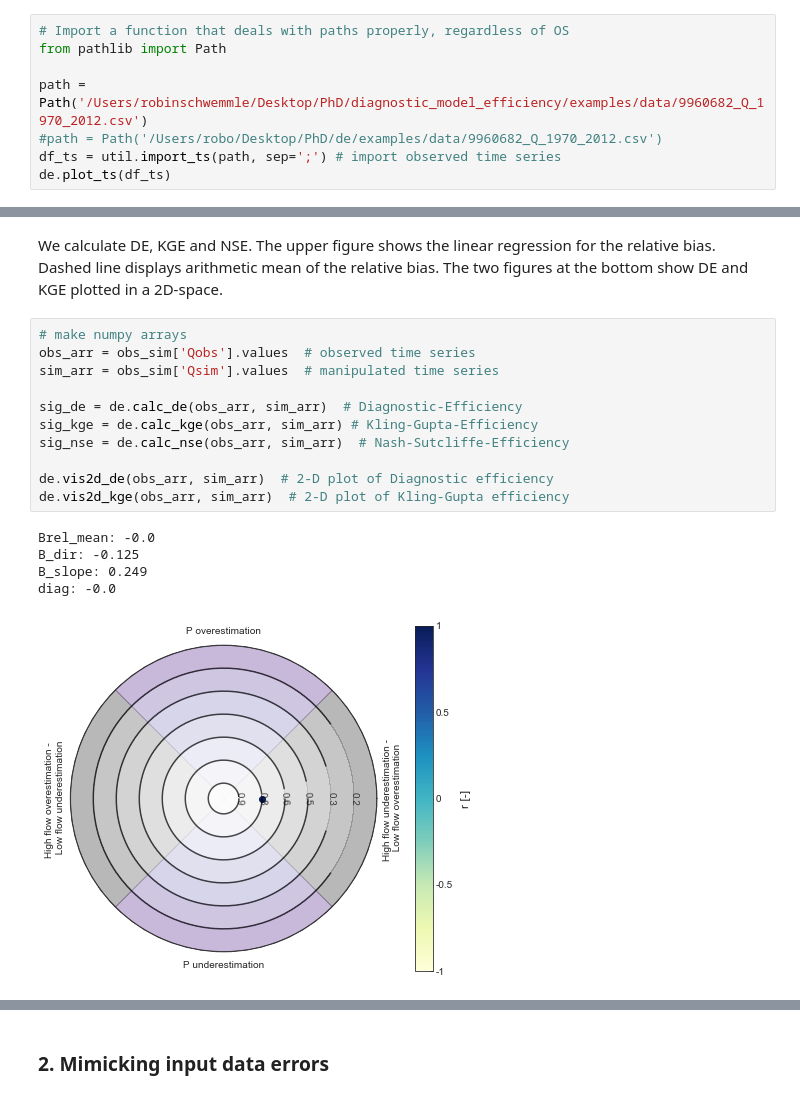
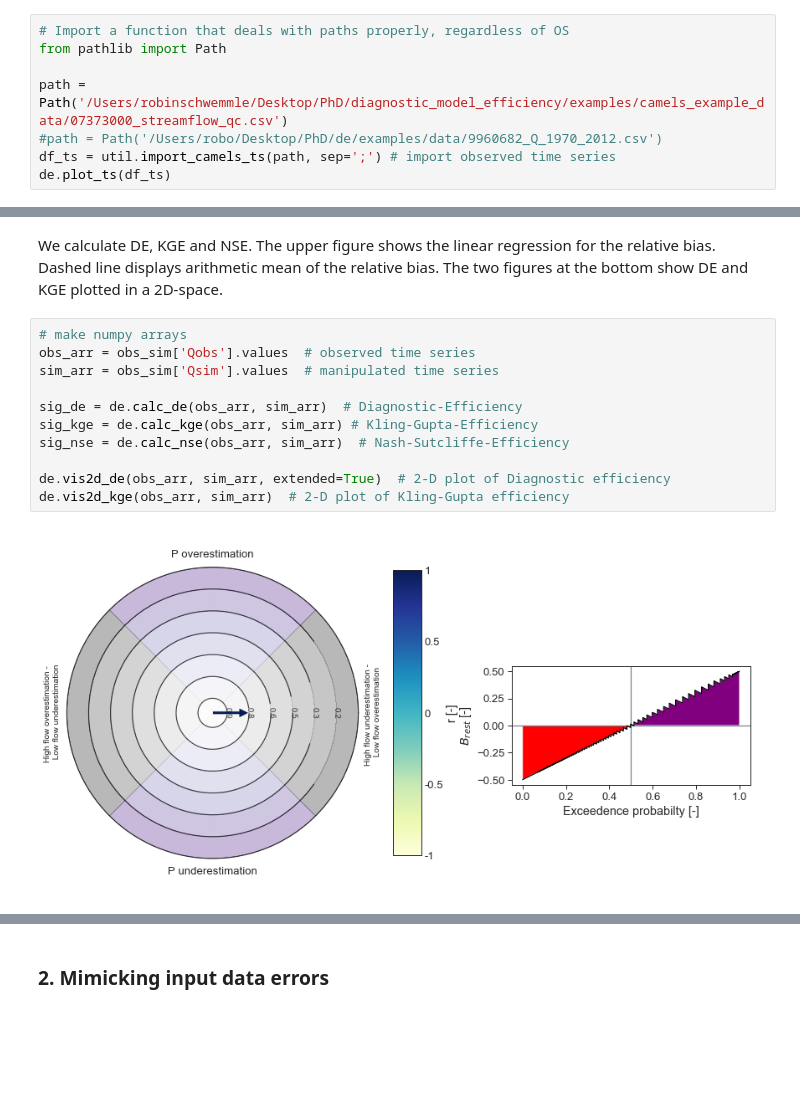
Before and after one commit to Hydrology-IFH/diag-eff, a Jupyter notebook: examples.ipynb, the cells around one changed output, grey strips where cells are left out. Cells and saved outputs as stored; diff of their text form; blank space fills up the shorter version.

Commit message:
added word file for papper. removed zero rows from data.

```diff
--- a/examples.ipynb
+++ b/examples.ipynb
@@ -46,8 +35,8 @@ First, we import a daily observed streamflow time series and plot the time serie
 # Import a function that deals with paths properly, regardless of OS
 from pathlib import Path
 
-path = Path('/Users/robinschwemmle/Desktop/PhD/diagnostic_model_efficiency/examples/data/9960682_Q_1970_2012.csv')
+path = Path('/Users/robinschwemmle/Desktop/PhD/diagnostic_model_efficiency/examples/camels_example_data/07373000_streamflow_qc.csv')
 #path = Path('/Users/robo/Desktop/PhD/de/examples/data/9960682_Q_1970_2012.csv')
-df_ts = util.import_ts(path, sep=';') # import observed time series
+df_ts = util.import_camels_ts(path, sep=';') # import observed time series
 de.plot_ts(df_ts)
 # %% [output]
@@ -261,17 +242,13 @@ We calculate DE, KGE and NSE. The upper figure shows the linear regression for t
 # %%
 # make numpy arrays
 obs_arr = obs_sim['Qobs'].values  # observed time series
 sim_arr = obs_sim['Qsim'].values  # manipulated time series
 
 sig_de = de.calc_de(obs_arr, sim_arr)  # Diagnostic-Efficiency
 sig_kge = de.calc_kge(obs_arr, sim_arr) # Kling-Gupta-Efficiency
 sig_nse = de.calc_nse(obs_arr, sim_arr)  # Nash-Sutcliffe-Efficiency
 
-de.vis2d_de(obs_arr, sim_arr)  # 2-D plot of Diagnostic efficiency
+de.vis2d_de(obs_arr, sim_arr, extended=True)  # 2-D plot of Diagnostic efficiency
 de.vis2d_kge(obs_arr, sim_arr)  # 2-D plot of Kling-Gupta efficiency
 # %% [output]
-Brel_mean: -0.0
-B_dir: -0.125
-B_slope: 0.249
-diag: -0.0
-[figure, old version]
+[figure, new version]
```
Also changed, not shown: parts of 43 cells of this notebook, 7 other files.
